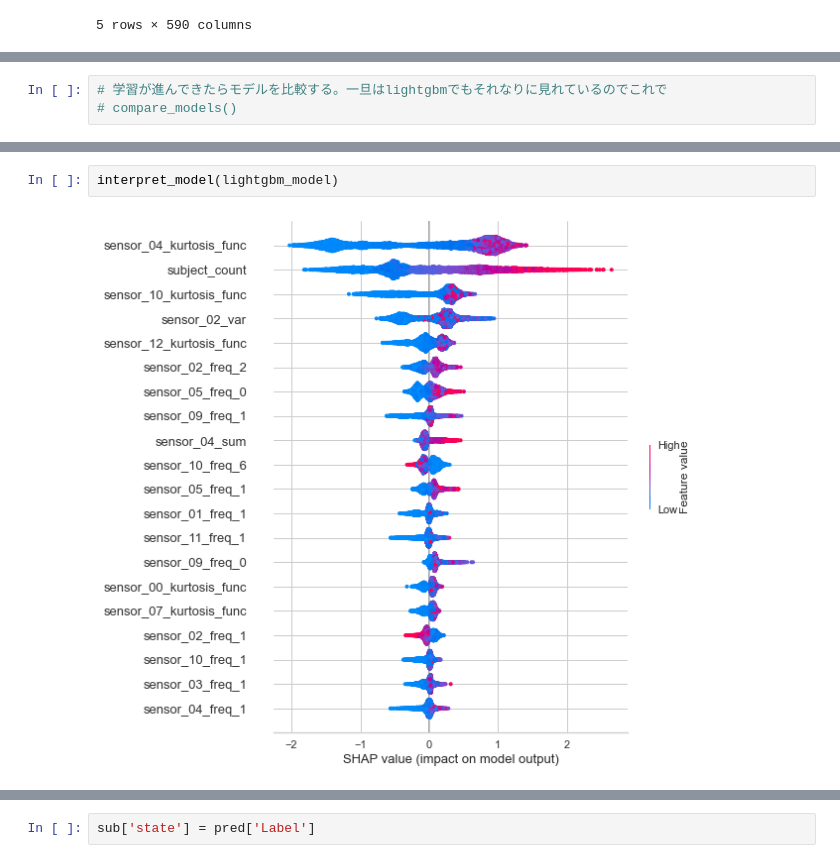
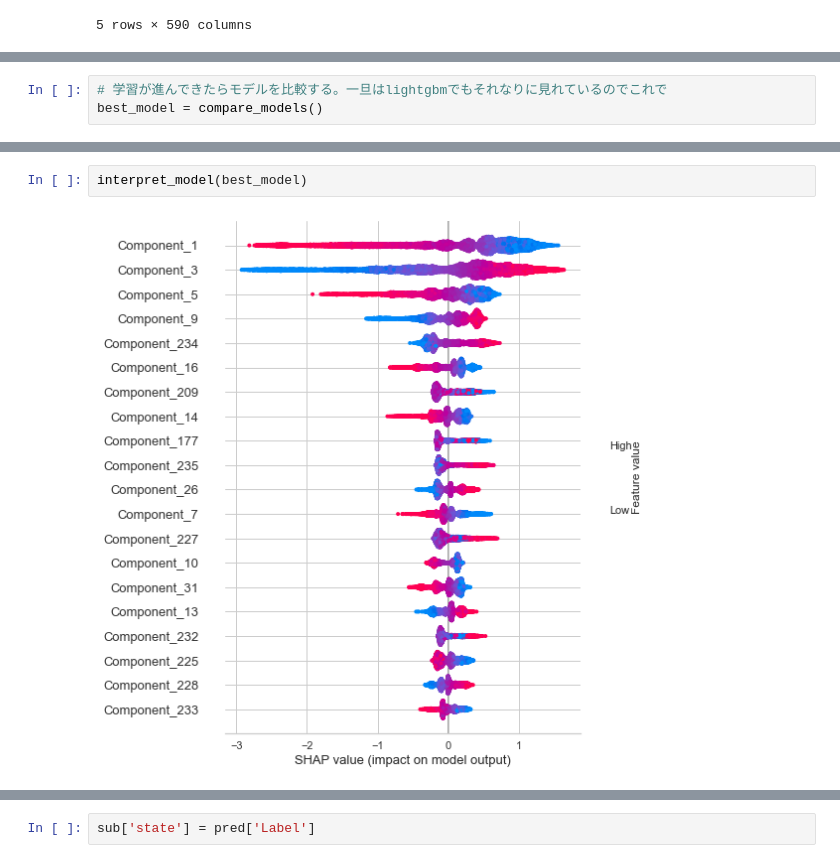
Before and after one commit to batamorphism/Kaggle, a Jupyter notebook: TPS2204/practice_PyCaret.ipynb, the cells around one changed output, grey strips where cells are left out. Cells and saved outputs as stored; diff of their text form.

```diff
--- a/TPS2204/practice_PyCaret.ipynb
+++ b/TPS2204/practice_PyCaret.ipynb
@@ -183,4 +209,4 @@ clf1 = setup(data = train_df_label,
 | 59 | Fix Imbalance Method | SMOTE |
 # %%
 # 学習が進んできたらモデルを比較する。一旦はlightgbmでもそれなりに見れているのでこれで
-# compare_models()
+best_model = compare_models()
@@ -197,4 +231,4 @@ lightgbm_model = create_model('lightgbm')
 # %%
-interpret_model(lightgbm_model)
+interpret_model(best_model)
 # %% [output]
-[figure, old version]
+[figure, new version]
```
Also changed, not shown: parts of 15 cells of this notebook, 1 other file.
